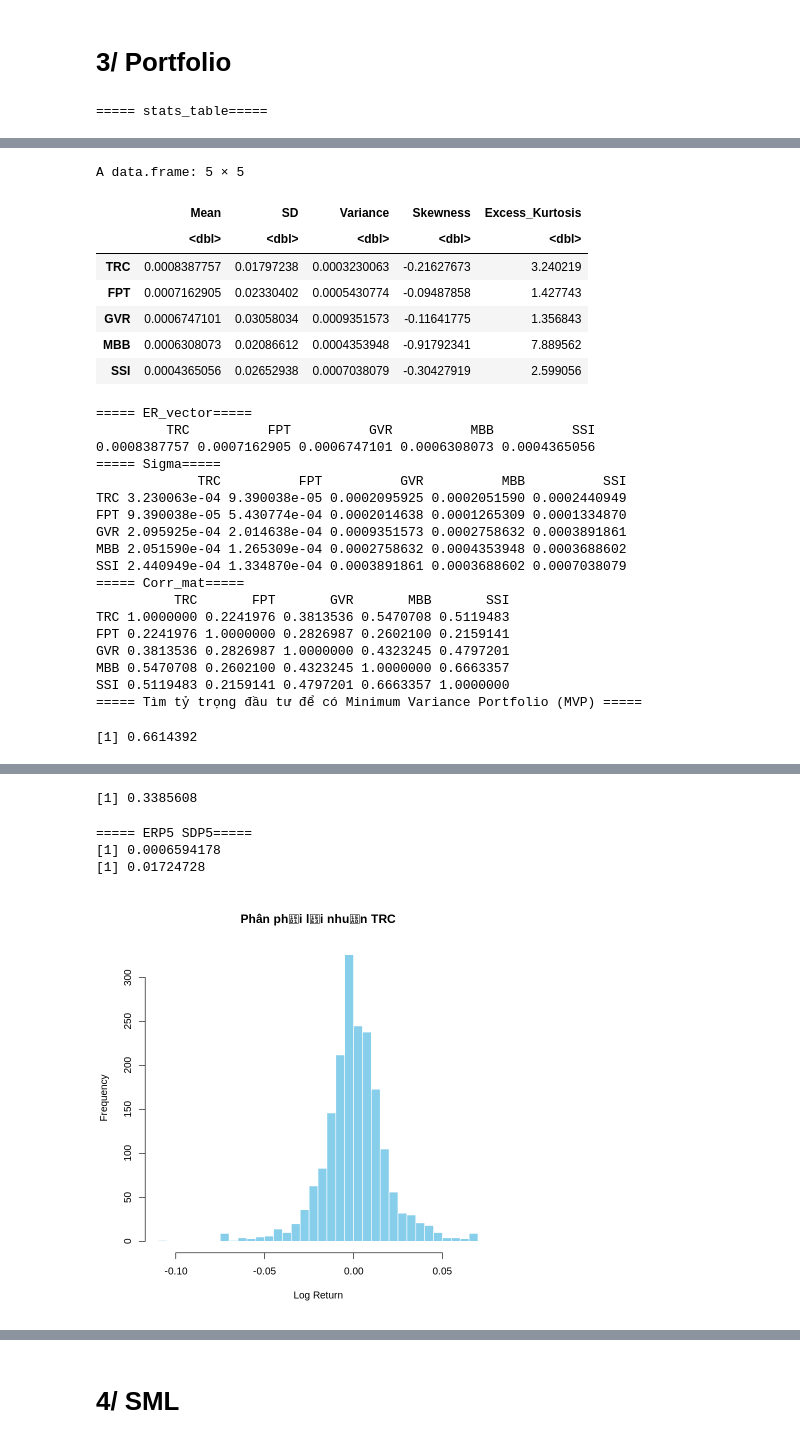
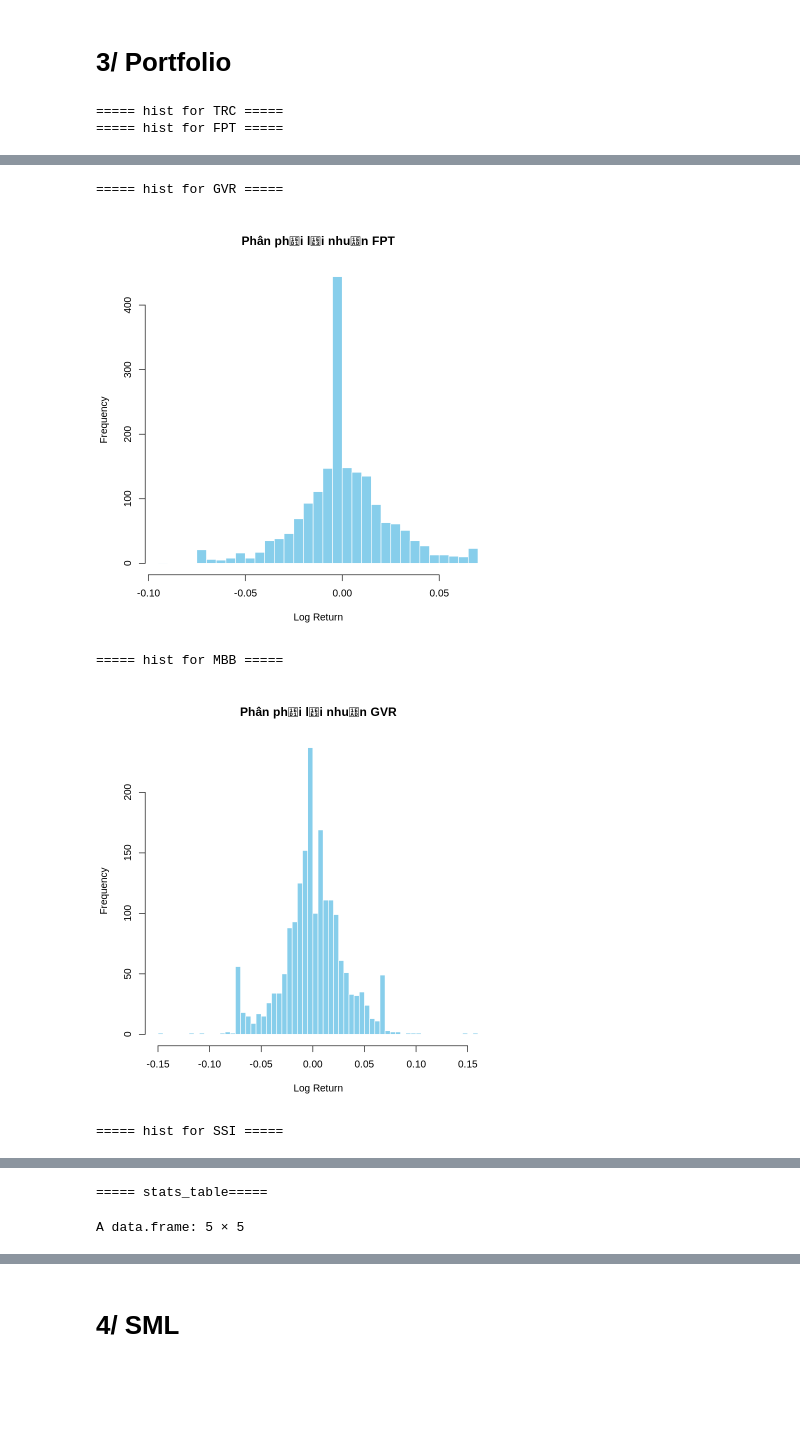
Before and after one commit to boba-ueh/ueh_investments1, a Jupyter notebook: final_R.ipynb, the cells around one changed output, grey strips where cells are left out. Saved outputs shown, nothing was run; the diff lists cells and outputs as text; code cells hidden in the pictures; blank space fills up the shorter version.

```diff
--- a/final_R.ipynb
+++ b/final_R.ipynb
@@ -138,14 +138,20 @@ stats_table <- data.frame(
   Excess_Kurtosis=ex_kurt_v
 )
 
-hist(
-  R_all[, "TRC"],
-  breaks=50,
-  main="Phân phối lợi nhuận TRC",
-  col="skyblue",
-  xlab="Log Return",
-  border="white"
-)
+for (i in 1:ncol(R_all)) {
+  stock_name <- colnames(R_all)[i]
+  cat(paste("===== hist for", stock_name, "=====\n"))
+  hist(
+    R_all[, i],
+    breaks=50,
+    main=paste("Phân phối lợi nhuận", stock_name),
+    col="skyblue",
+    xlab="Log Return",
+    border="white"
+  )
+}
+
+
 cat("===== stats_table=====\n")
 stats_table
 
@@ -196,4 +202,5 @@ print(ERP5)
 print(SDP5)
 # 4. Liên hệ thực tiễn và nhận xét về kết quả.
 # %% [output]
-===== stats_table=====
+===== hist for TRC =====
+===== hist for FPT =====
@@ -200,27 +208,5 @@ print(SDP5)
-A data.frame: 5 × 5
+===== hist for GVR =====
-|  | Mean | SD | Variance | Skewness | Excess_Kurtosis |
-|  | <dbl> | <dbl> | <dbl> | <dbl> | <dbl> |
-| TRC | 0.0008387757 | 0.01797238 | 0.0003230063 | -0.21627673 | 3.240219 |
-| FPT | 0.0007162905 | 0.02330402 | 0.0005430774 | -0.09487858 | 1.427743 |
-| GVR | 0.0006747101 | 0.03058034 | 0.0009351573 | -0.11641775 | 1.356843 |
-| MBB | 0.0006308073 | 0.02086612 | 0.0004353948 | -0.91792341 | 7.889562 |
-| SSI | 0.0004365056 | 0.02652938 | 0.0007038079 | -0.30427919 | 2.599056 |
+[figure, added]
-===== ER_vector=====
-         TRC          FPT          GVR          MBB          SSI
-0.0008387757 0.0007162905 0.0006747101 0.0006308073 0.0004365056
-===== Sigma=====
-             TRC          FPT          GVR          MBB          SSI
-TRC 3.230063e-04 9.390038e-05 0.0002095925 0.0002051590 0.0002440949
-FPT 9.390038e-05 5.430774e-04 0.0002014638 0.0001265309 0.0001334870
-GVR 2.095925e-04 2.014638e-04 0.0009351573 0.0002758632 0.0003891861
-MBB 2.051590e-04 1.265309e-04 0.0002758632 0.0004353948 0.0003688602
-SSI 2.440949e-04 1.334870e-04 0.0003891861 0.0003688602 0.0007038079
-===== Corr_mat=====
-          TRC       FPT       GVR       MBB       SSI
-TRC 1.0000000 0.2241976 0.3813536 0.5470708 0.5119483
-FPT 0.2241976 1.0000000 0.2826987 0.2602100 0.2159141
-GVR 0.3813536 0.2826987 1.0000000 0.4323245 0.4797201
-MBB 0.5470708 0.2602100 0.4323245 1.0000000 0.6663357
-SSI 0.5119483 0.2159141 0.4797201 0.6663357 1.0000000
-===== Tìm tỷ trọng đầu tư để có Minimum Variance Portfolio (MVP) =====
+===== hist for MBB =====
+[figure, added]
-[1] 0.6614392
+===== hist for SSI =====
@@ -227,5 +214,2 @@ SSI 0.5119483 0.2159141 0.4797201 0.6663357 1.0000000
-[1] 0.3385608
+===== stats_table=====
-===== ERP5 SDP5=====
-[1] 0.0006594178
-[1] 0.01724728
+A data.frame: 5 × 5
-[figure]
```
Also changed, not shown: parts of 4 cells of this notebook.
